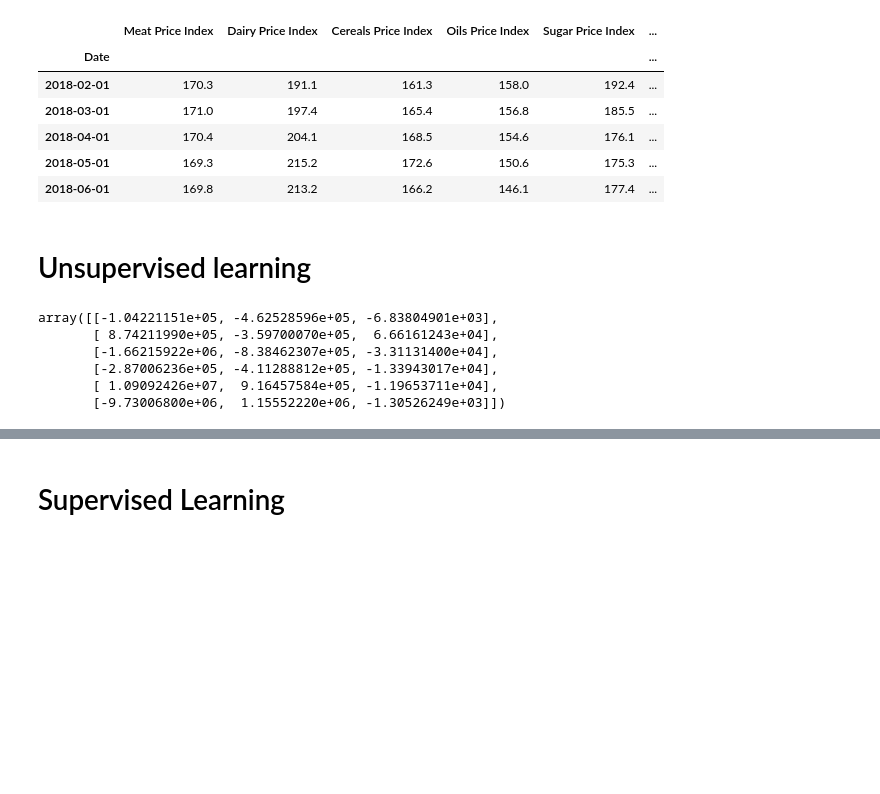
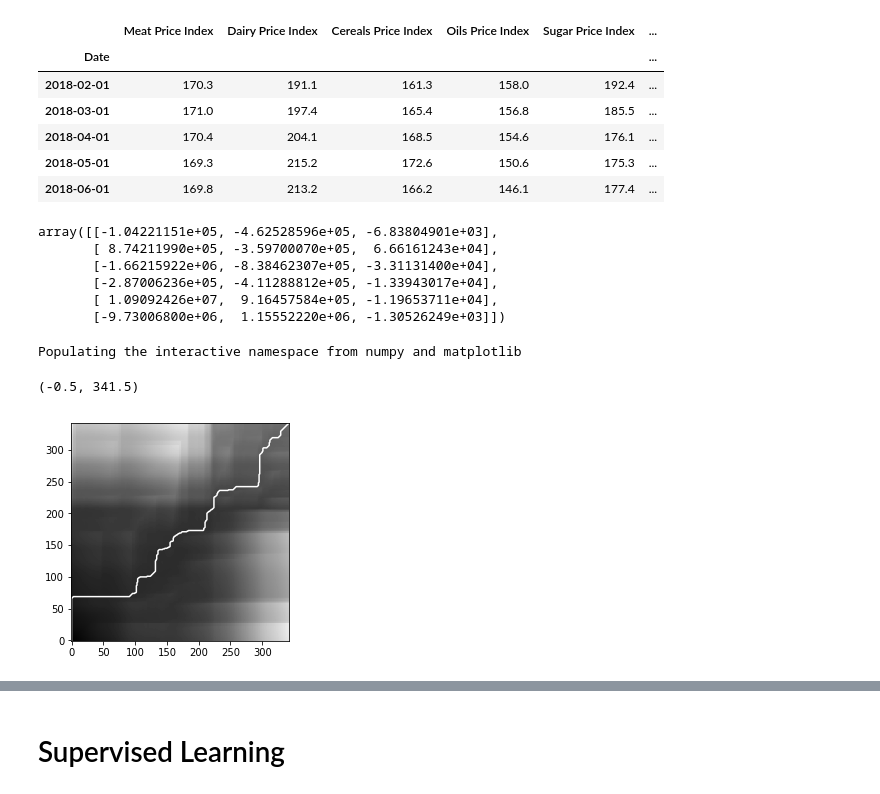
Before and after one commit to Schmidt8181/PreparingForTomorrow, a Jupyter notebook: FinalCapstone.ipynb, the cells around one changed output, grey strips where cells are left out. Saved outputs shown, nothing was run; the diff lists cells and outputs as text; code cells hidden in the pictures; blank space fills up the shorter version.

Commit message:
add time warp plots

```diff
--- a/FinalCapstone.ipynb
+++ b/FinalCapstone.ipynb
@@ -55,7 +61,7 @@ dtype: object
 # %%
 clean_food_data = cleaning.clean_food_data(food_data)
 # %%
-clean_food_data['Temperature'] = clean_temp_data['Temperature']
+#clean_food_data['Temperature'] = clean_temp_data['Temperature']
 # %%
 clean_food_data.tail()
 # %% [output]
@@ -266,8 +266,6 @@ test.tail()
 | 2018-04-01 | 170.4 | 204.1 | 168.5 | 154.6 | 176.1 | ... |
 | 2018-05-01 | 169.3 | 215.2 | 172.6 | 150.6 | 175.3 | ... |
 | 2018-06-01 | 169.8 | 213.2 | 166.2 | 146.1 | 177.4 | ... |
-# %% [markdown]
-# Unsupervised learning
 # %%
 # trying pca woo
 test_pca = PCA(n_components=3)
@@ -286,0 +281,12 @@ array([[-1.04221151e+05, -4.62528596e+05, -6.83804901e+03],
+# %%
+dist, cost, acc, path = dtw.accelerated_dtw(indexed_df['Meat Price Index'].values,
+                indexed_df['Dairy Price Index'].values, dist='euclidean' )
+# %%
+imshow(acc.T, origin='lower', cmap=cm.gray, interpolation='nearest')
+plot(path[0], path[1], 'w')
+xlim((-0.5, acc.shape[0]-0.5))
+ylim((-0.5, acc.shape[1]-0.5))
+# %% [output]
+Populating the interactive namespace from numpy and matplotlib
+(-0.5, 341.5)
+[figure, added]
```
Also changed, not shown: parts of 35 cells of this notebook, 7 other files.
